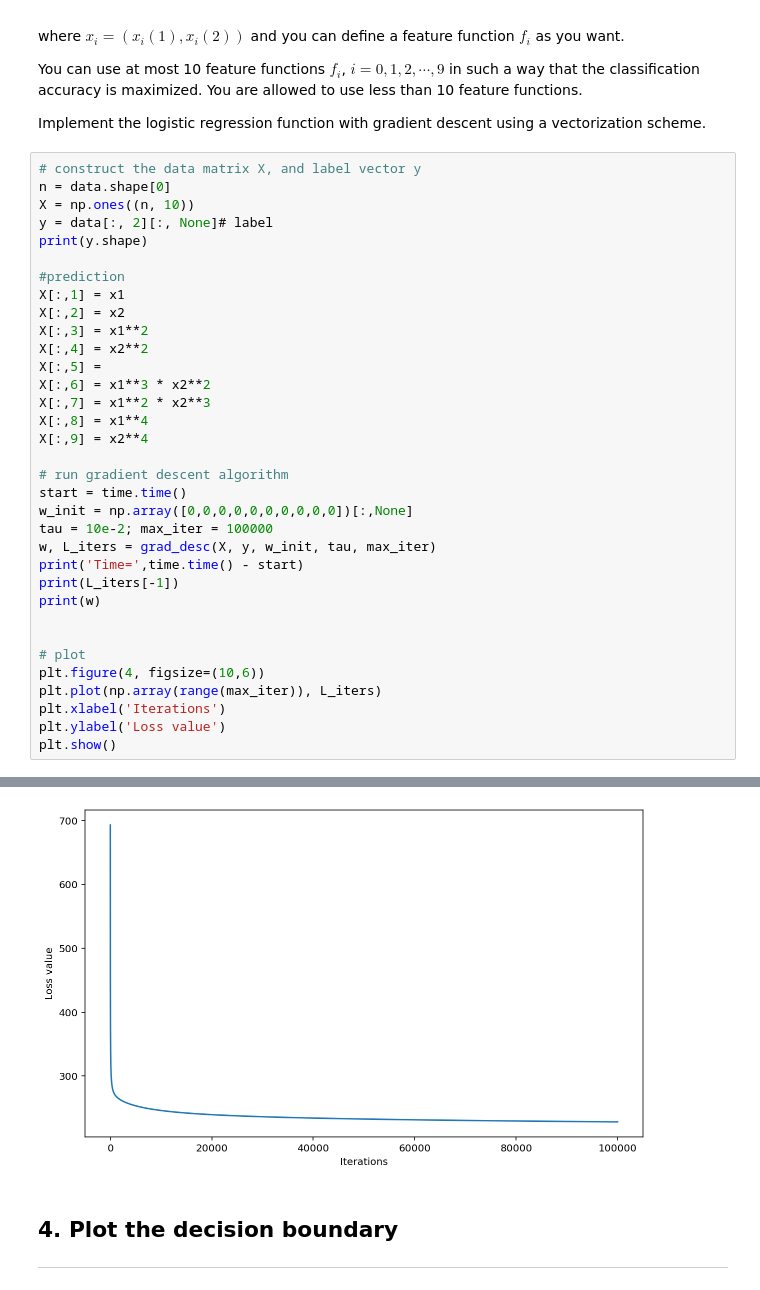
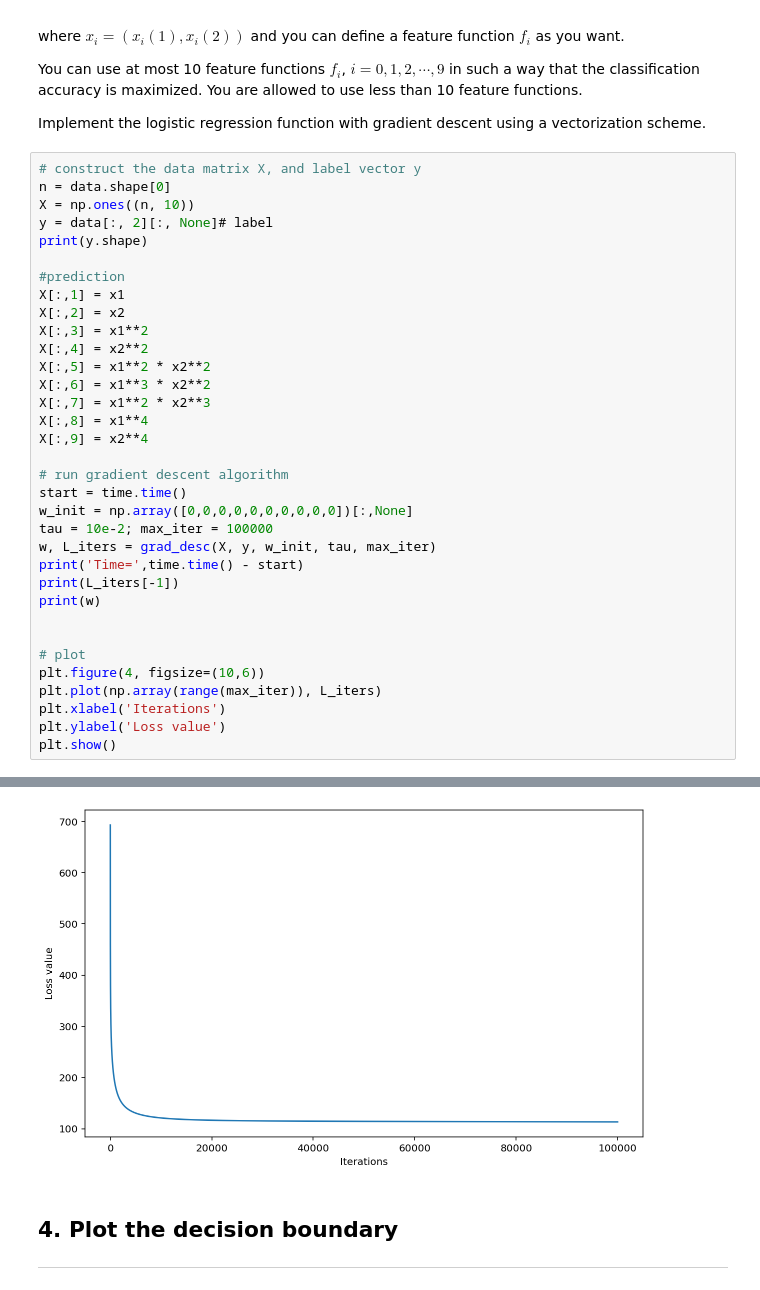
Before and after one commit to insu0929/mlproject, a Jupyter notebook: assignment-05-b.ipynb, the cells around one changed output, grey strips where cells are left out. Saved outputs shown, nothing was run; the diff lists cells and outputs as text.

```diff
--- a/assignment-05-b.ipynb
+++ b/assignment-05-b.ipynb
@@ -176,7 +176,7 @@ X[:,1] = x1
 X[:,2] = x2
 X[:,3] = x1**2
 X[:,4] = x2**2
-X[:,5] =
+X[:,5] = x1**2 * x2**2
 X[:,6] = x1**3 * x2**2
 X[:,7] = x1**2 * x2**3
 X[:,8] = x1**4
@@ -215,4 +215,4 @@ Time= 7.135824918746948
-[figure, old version]
+[figure, new version]
 # %% [markdown]
 ## 4. Plot the decision boundary
 <hr>
```
Also changed, not shown: parts of 3 cells of this notebook.
